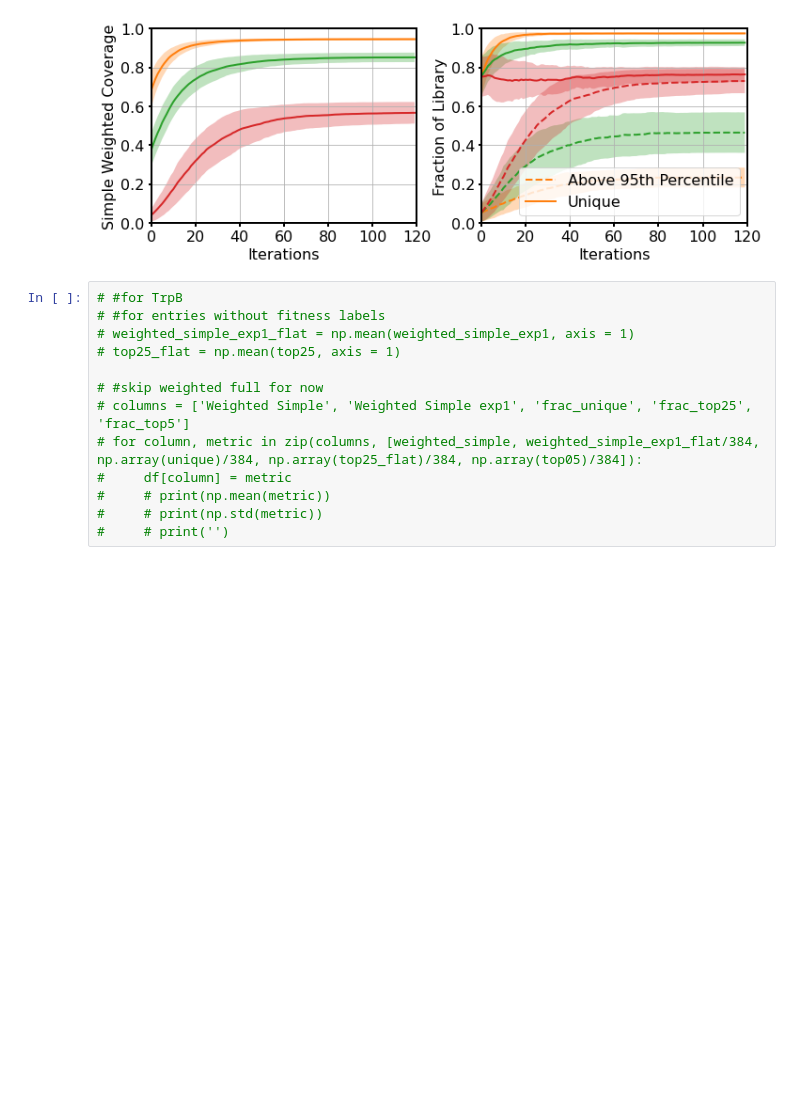
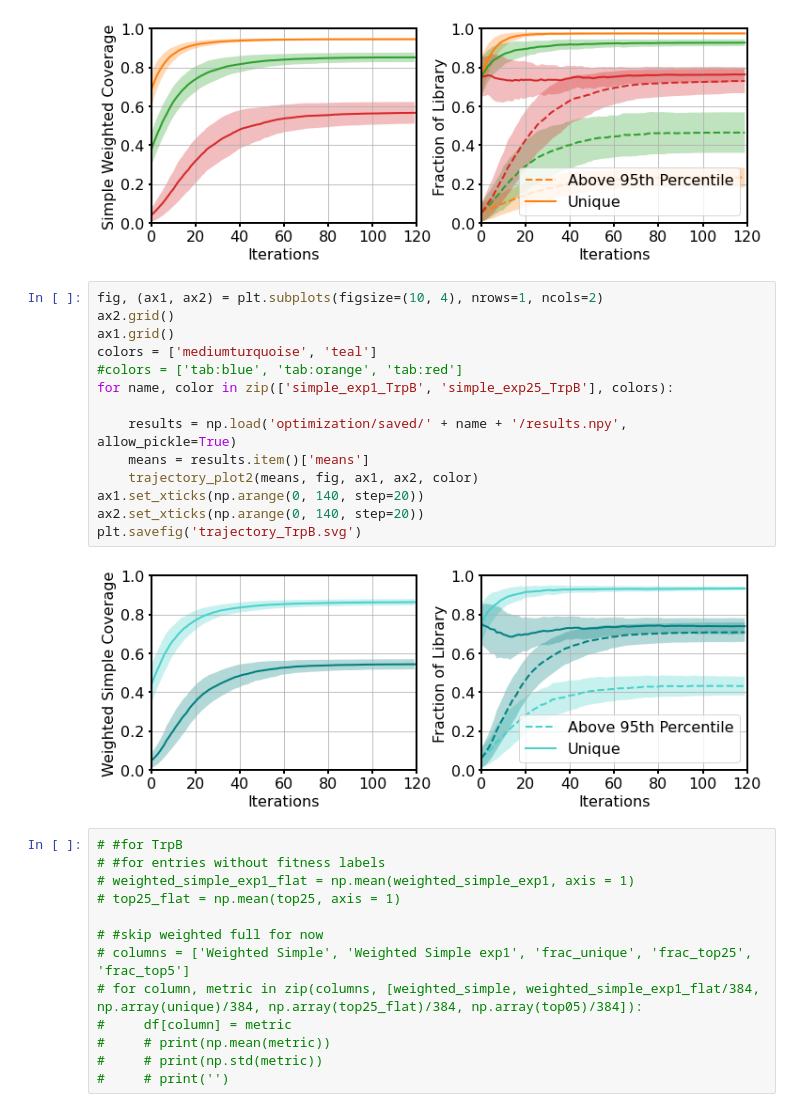
Before and after one commit to jsunn-y/DeCOIL, a Jupyter notebook: results.ipynb, the cells around one changed output. Drawn from its saved outputs; the diff is of its cells as text; blank space fills up the shorter version.

```diff
--- a/results.ipynb
+++ b/results.ipynb
@@ -340,6 +437,22 @@ ax2.set_xticks(np.arange(0, 140, step=20))
 plt.savefig('trajectory.svg')
 # %% [output]
 [figure]
+# %%
+fig, (ax1, ax2) = plt.subplots(figsize=(10, 4), nrows=1, ncols=2)
+ax2.grid()
+ax1.grid()
+colors = ['mediumturquoise', 'teal']
+#colors = ['tab:blue', 'tab:orange', 'tab:red']
+for name, color in zip(['simple_exp1_TrpB', 'simple_exp25_TrpB'], colors):
+
+    results = np.load('optimization/saved/' + name + '/results.npy', allow_pickle=True)
+    means = results.item()['means']
+    trajectory_plot2(means, fig, ax1, ax2, color)
+ax1.set_xticks(np.arange(0, 140, step=20))
+ax2.set_xticks(np.arange(0, 140, step=20))
+plt.savefig('trajectory_TrpB.svg')
+# %% [output]
+[figure, added]
 # %%
 # #for TrpB
 # #for entries without fitness labels
```
Also changed, not shown: parts of 22 cells of this notebook, 12 other files.
